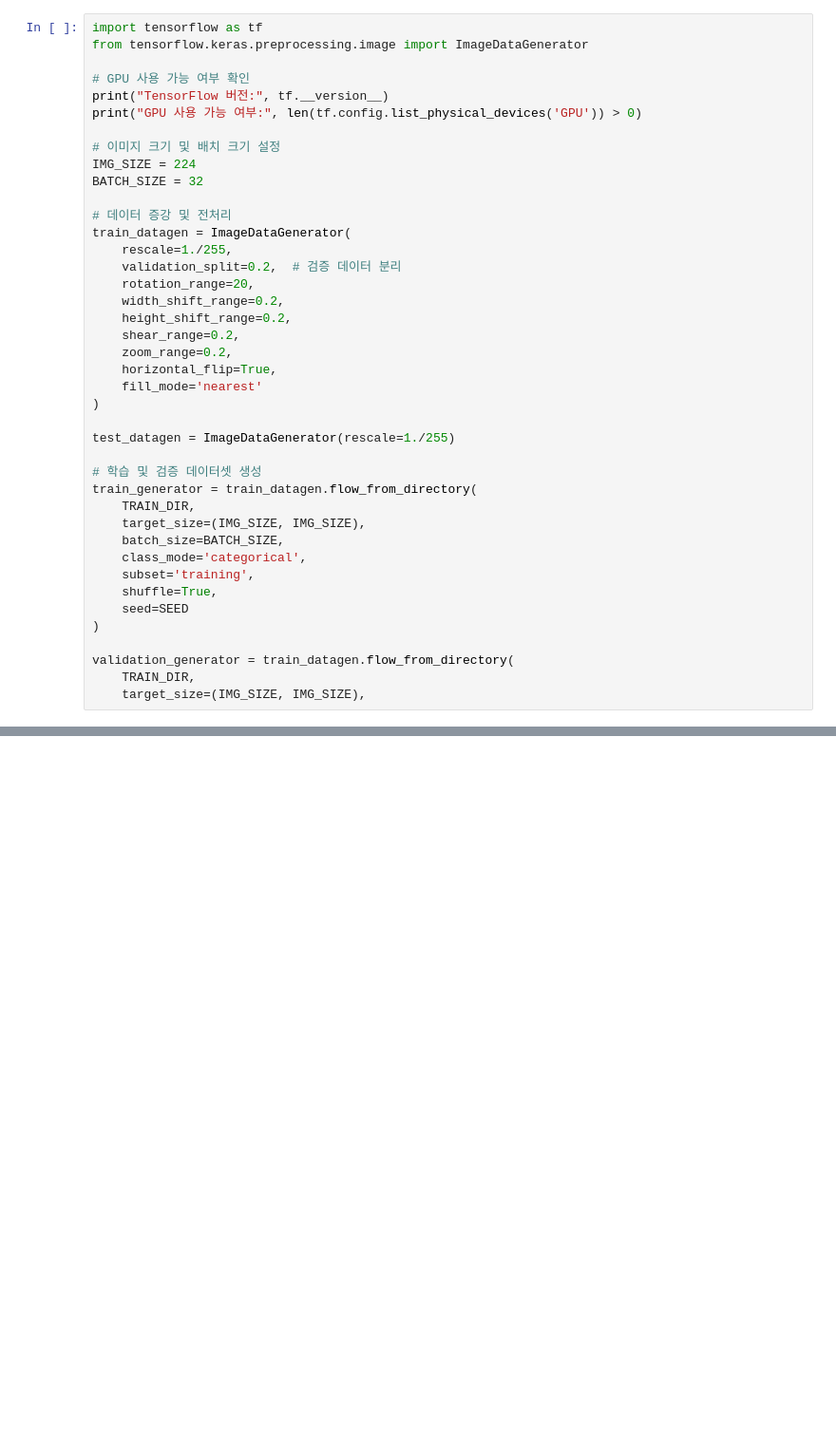
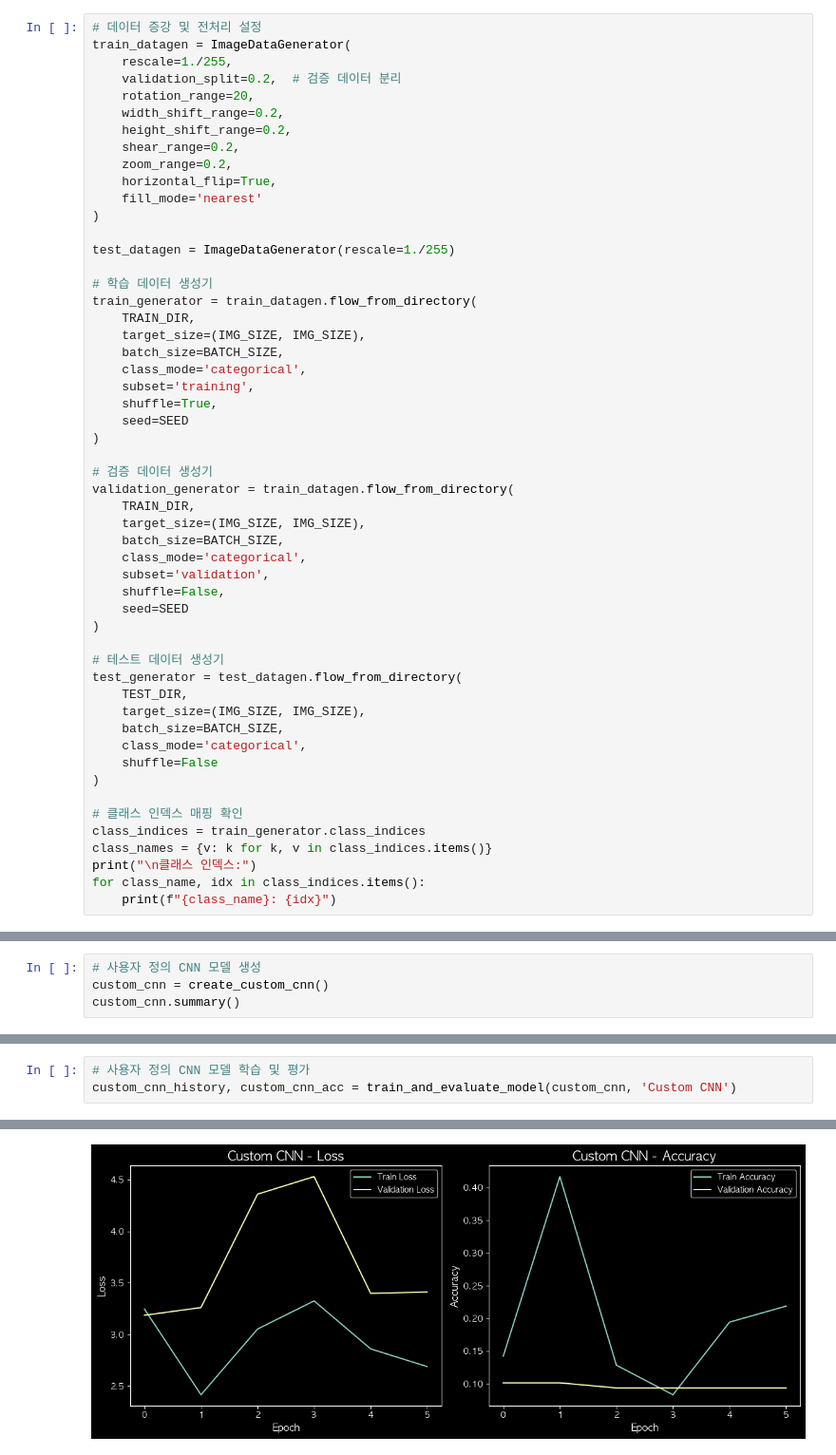
Before and after one commit to syshin0116/Study, a Jupyter notebook: Prime_College/computer_vision/midterm.ipynb, the cells around one changed output, grey strips where cells are left out. Shown at 95% size. Saved outputs shown, nothing was run; the diff lists cells and outputs as text; blank space fills up the shorter version.

```diff
--- a/Prime_College/computer_vision/midterm.ipynb
+++ b/Prime_College/computer_vision/midterm.ipynb
@@ -136,16 +168,5 @@ plt.show()
 # %%
-import tensorflow as tf
-from tensorflow.keras.preprocessing.image import ImageDataGenerator
-
-# GPU 사용 가능 여부 확인
-print("TensorFlow 버전:", tf.__version__)
-print("GPU 사용 가능 여부:", len(tf.config.list_physical_devices('GPU')) > 0)
-
-# 이미지 크기 및 배치 크기 설정
-IMG_SIZE = 224
-BATCH_SIZE = 32
-
-# 데이터 증강 및 전처리
+# 데이터 증강 및 전처리 설정
 train_datagen = ImageDataGenerator(
     rescale=1./255,
     validation_split=0.2,  # 검증 데이터 분리
@@ -160,7 +181,7 @@ train_datagen = ImageDataGenerator(
 
 test_datagen = ImageDataGenerator(rescale=1./255)
 
-# 학습 및 검증 데이터셋 생성
+# 학습 데이터 생성기
 train_generator = train_datagen.flow_from_directory(
     TRAIN_DIR,
     target_size=(IMG_SIZE, IMG_SIZE),
@@ -171,7 +192,30 @@ train_generator = train_datagen.flow_from_directory(
     seed=SEED
 )
 
+# 검증 데이터 생성기
 validation_generator = train_datagen.flow_from_directory(
     TRAIN_DIR,
     target_size=(IMG_SIZE, IMG_SIZE),
+    batch_size=BATCH_SIZE,
+    class_mode='categorical',
+    subset='validation',
+    shuffle=False,
+    seed=SEED
+)
+
+# 테스트 데이터 생성기
+test_generator = test_datagen.flow_from_directory(
+    TEST_DIR,
+    target_size=(IMG_SIZE, IMG_SIZE),
+    batch_size=BATCH_SIZE,
+    class_mode='categorical',
+    shuffle=False
+)
+
+# 클래스 인덱스 매핑 확인
+class_indices = train_generator.class_indices
+class_names = {v: k for k, v in class_indices.items()}
+print("\n클래스 인덱스:")
+for class_name, idx in class_indices.items():
+    print(f"{class_name}: {idx}")
 # %% [output]
@@ -178,0 +347,4 @@ SyntaxError: incomplete input (3783229961.py, line 40)
+# %%
+# 사용자 정의 CNN 모델 생성
+custom_cnn = create_custom_cnn()
+custom_cnn.summary()
@@ -178,0 +373,4 @@ SyntaxError: incomplete input (3783229961.py, line 40)
+# %%
+# 사용자 정의 CNN 모델 학습 및 평가
+custom_cnn_history, custom_cnn_acc = train_and_evaluate_model(custom_cnn, 'Custom CNN')
+# %% [output]
@@ -178,0 +392 @@ SyntaxError: incomplete input (3783229961.py, line 40)
+[figure, added]
```
Also changed, not shown: parts of 67 cells of this notebook.
